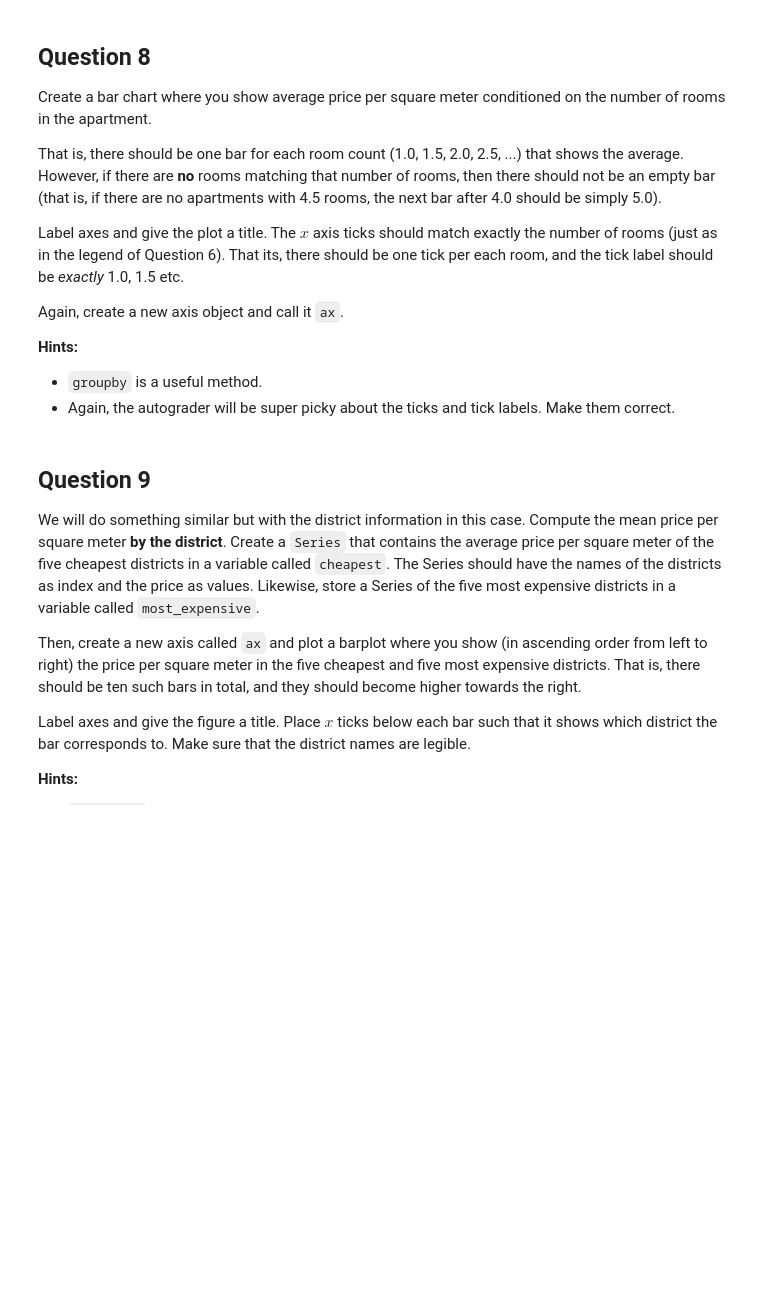
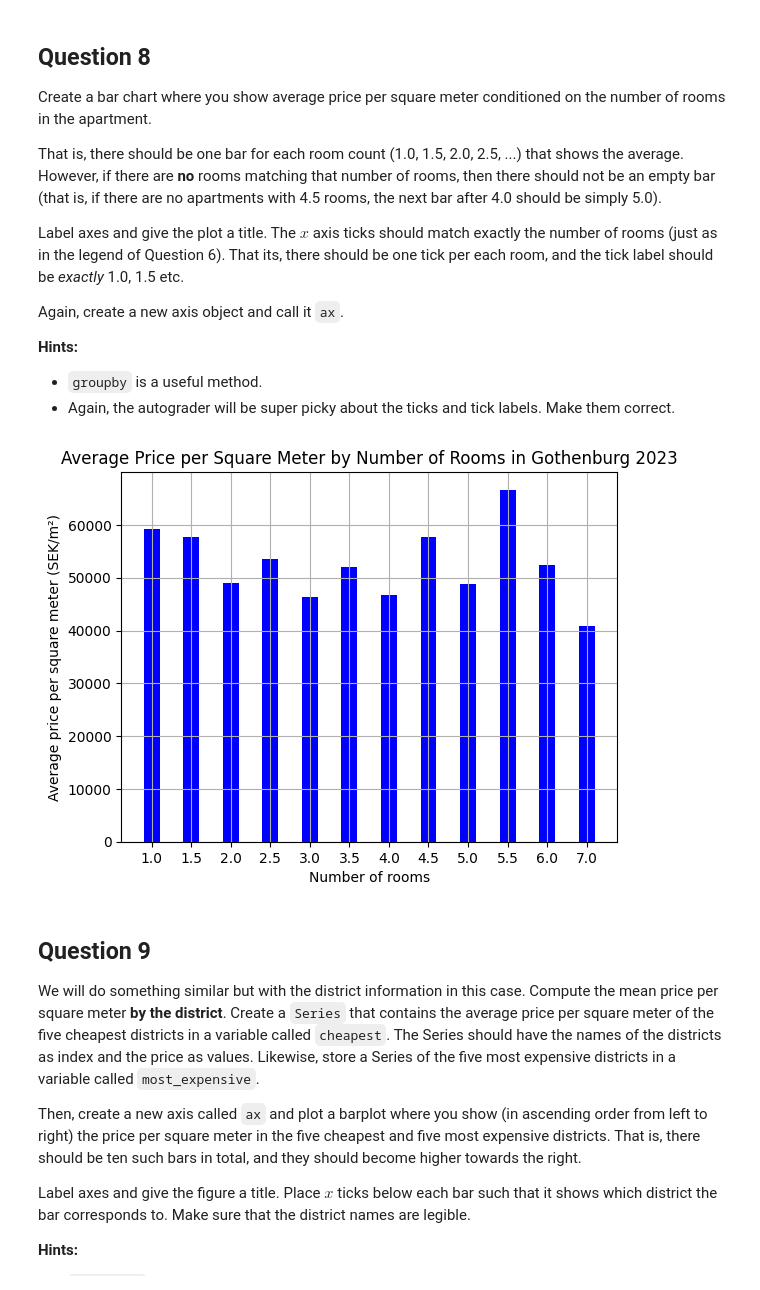
Before and after one commit to david-ferm00/data_science_and_ai, a Jupyter notebook: assignment_2/assignment2_template.ipynb, the cells around one changed output. Drawn from its saved outputs; the diff is of its cells as text; code cells hidden in the pictures; blank space fills up the shorter version.

```diff
--- a/assignment_2/assignment2_template.ipynb
+++ b/assignment_2/assignment2_template.ipynb
@@ -281,6 +323,18 @@ Create a new dataframe called `df_2023_gothenburg_w_psqm` that contains all the
 # Codegrade Tag Question7
 # Do *not* remove the tag above
 # Write your code below
+
+df_2023_gothenburg_w_psqm = df_2023_gothenburg.copy()
+
+series = []
+for index in df_2023_gothenburg_w_psqm.index:
+    area = df_2023_gothenburg_w_psqm["area"][index]
+    price = df_2023_gothenburg_w_psqm["price"][index]
+    if area != 0 and area != None and price != None:
+        series.append(price / area)
+    else:
+        series.append(None)
+df_2023_gothenburg_w_psqm["price_per_sqm"] = series
 # %% [markdown]
 ## Question 8
 
@@ -298,7 +352,25 @@ Again, create a new axis object and call it `ax`.
 # %%
 # Codegrade Tag Question8
 # Do *not* remove the tag above
 # Write your code below
+unique_room_numbers = df_2023_gothenburg_w_psqm["rooms"].unique()
+unique_room_numbers = [x if x != None else -1 for x in unique_room_numbers]
+unique_room_numbers.sort()
+unique_room_numbers = [x if x != -1 else None for x in unique_room_numbers]
+
+axis_labels = [i for i in range(1, len(unique_room_numbers))]
+
+_, ax = plt.subplots() # axis for plotting
+barchart = ax.bar(axis_labels, df_2023_gothenburg_w_psqm.groupby(["rooms"])["price_per_sqm"].mean(), color='blue', width=0.4)
+plt.xticks(axis_labels, unique_room_numbers[1:])
+plt.xlabel("Number of rooms")
+plt.ylabel("Average price per square meter (SEK/m²)")
+plt.title("Average Price per Square Meter by Number of Rooms in Gothenburg 2023")
+
+plt.grid(True)
+plt.show()
+# %% [output]
+[figure, added]
 # %% [markdown]
 ## Question 9
 
```
Also changed, not shown: parts of 3 cells of this notebook, 1 other file.
